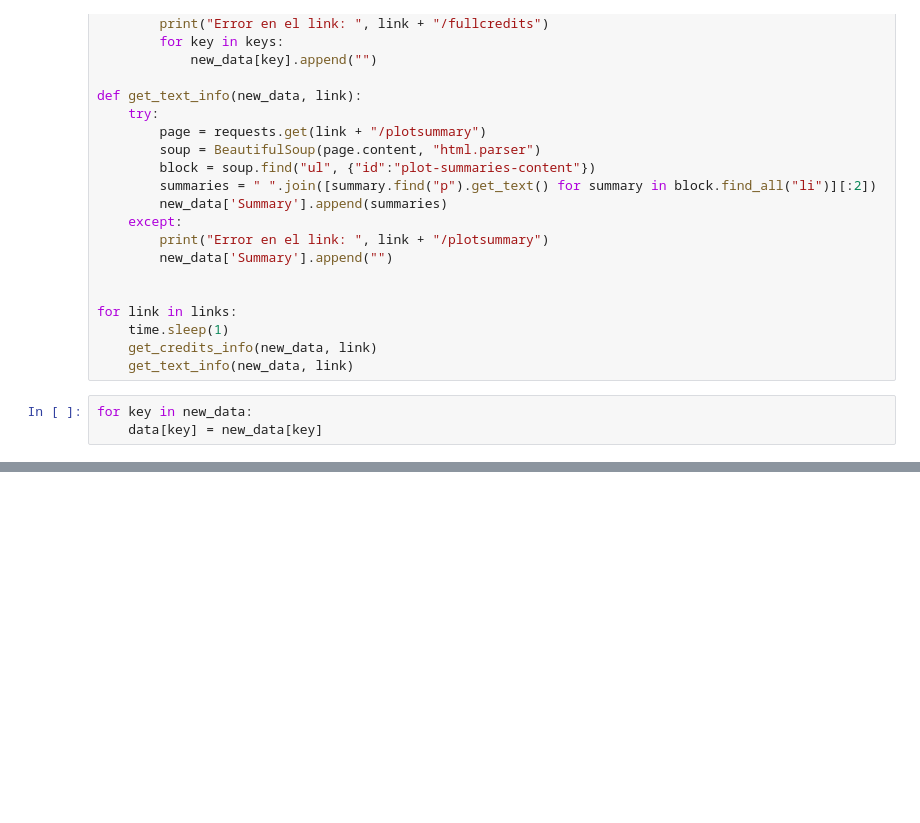
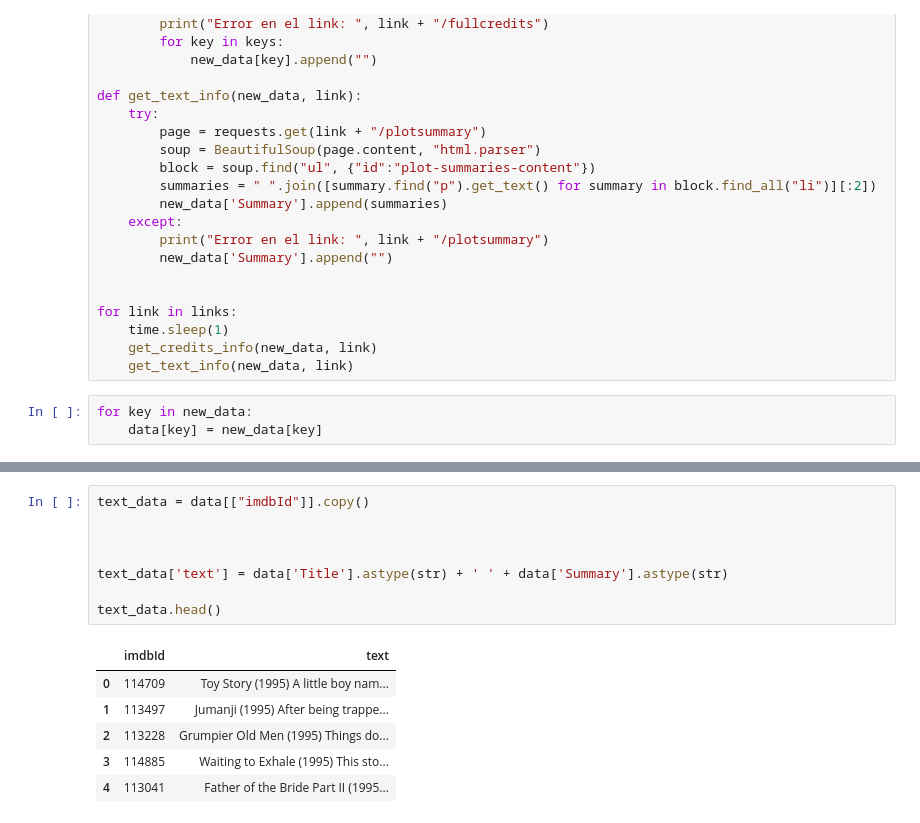
Before and after one commit to renzozuniga/MachineLearningTA, a Jupyter notebook: WebScraping-Test.ipynb, the cells around one changed output, grey strips where cells are left out. Cells and saved outputs as stored; diff of their text form; blank space fills up the shorter version.

```diff
--- a/WebScraping-Test.ipynb
+++ b/WebScraping-Test.ipynb
@@ -171,0 +273,15 @@ for idx, link in enumerate(data['Poster']):
+# %%
+text_data = data[["imdbId"]].copy()
+
+
+
+text_data['text'] = data['Title'].astype(str) + ' ' + data['Summary'].astype(str)
+
+text_data.head()
+# %% [output]
+|  | imdbId | text |
+| 0 | 114709 | Toy Story (1995) A little boy nam... |
+| 1 | 113497 | Jumanji (1995) After being trappe... |
+| 2 | 113228 | Grumpier Old Men (1995) Things do... |
+| 3 | 114885 | Waiting to Exhale (1995) This sto... |
+| 4 | 113041 | Father of the Bride Part II (1995... |
```
Also changed, not shown: parts of 22 cells of this notebook, 2 other files.
